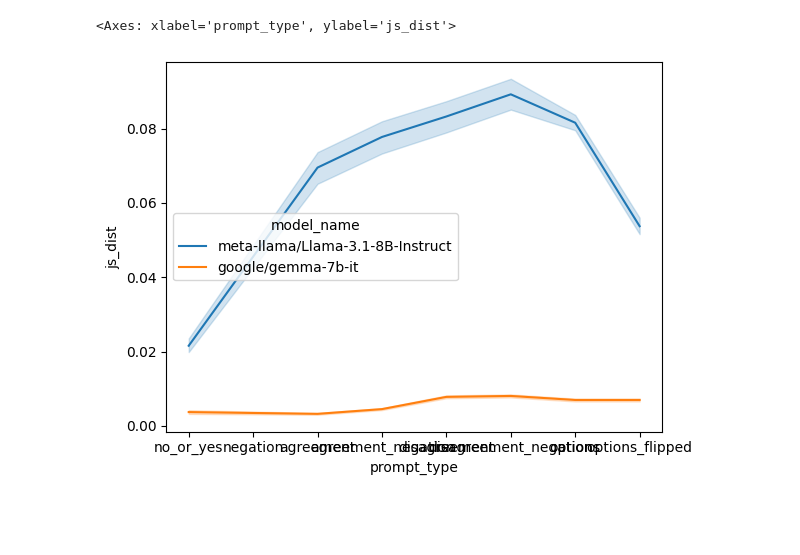
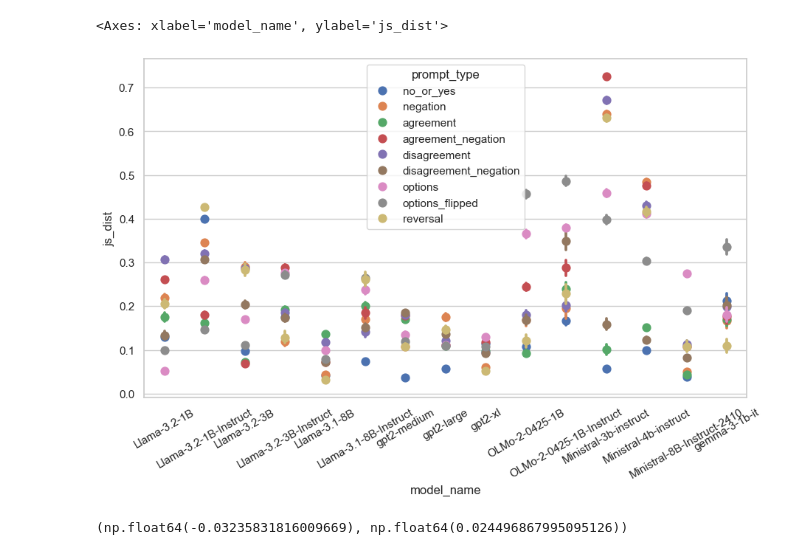
Before and after one commit to bwaldon/llms-legal-interp, a Jupyter notebook: models_distances_and_entropy.ipynb, the cells around one changed output. Saved outputs shown, nothing was run; the diff lists cells and outputs as text; code cells hidden in the pictures; blank space fills up the shorter version.

```diff
--- a/models_distances_and_entropy.ipynb
+++ b/models_distances_and_entropy.ipynb
@@ -41,0 +50,4 @@ combined_df.shape
+# %%
+combined_df["Covered"] = combined_df["Aff_prob"] > combined_df["UnAff_prob"]
+combined_df["NotCovered"] = combined_df["Aff_prob"] <= combined_df["UnAff_prob"]
+np.sum(combined_df["Covered"]), np.sum(combined_df["NotCovered"]), combined_df.shape[0]
@@ -48,0 +208,9 @@ all_distances = pd.concat([calculate_model_js_distance(results, model_name) for
+# %%
+control_prompt_mask = combined_df["prompt_type"] == "yes_or_no"
+control_df = combined_df[control_prompt_mask]
+reversal_df = combined_df[control_prompt_mask][["title", "version", "prompt_type", "model_name"]].copy()
+reversal_probs = combined_df[control_prompt_mask][["UnAff_prob", "Aff_prob", "Other_prob"]]
+control_probs = combined_df[control_prompt_mask][["Aff_prob", "UnAff_prob", "Other_prob"]]
+reversal_df["prompt_type"] = "reversal"
+reversal_df["js_dist"] = np.array([sp.spatial.distance.jensenshannon(x, y) for x, y in zip(control_probs.values, reversal_probs.values)])
+all_distances = pd.concat([calculate_model_js_distance(results, model_name.split("/")[-1]) for model_name, results in zip(models, combined_results)]).reset_index()
@@ -48,0 +299,2 @@ all_distances = pd.concat([calculate_model_js_distance(results, model_name) for
+# %%
+all_distances = pd.concat([all_distances, reversal_df]).reset_index()
@@ -49,10 +327,14 @@ all_distances = pd.concat([calculate_model_js_distance(results, model_name) for
 # %%
-sns.lineplot(
-    x = 'prompt_type',
+fig, ax = plt.subplots(1,1, figsize=(9,6), layout='constrained')
+plt.xticks(rotation=30)
+sns.pointplot(
+    x = 'model_name',
     y = 'js_dist',
-    hue='model_name',
-    data=all_distances
+    hue='prompt_type',
+    data=all_distances,
+    linestyle="None",
+    ax = ax
 )
 # %% [output]
-<Axes: xlabel='prompt_type', ylabel='js_dist'>
+<Axes: xlabel='model_name', ylabel='js_dist'>
-[figure, old version]
+[figure, new version]
@@ -59 +351,7 @@ sns.lineplot(
+# %%
+control_prob_diff = control_df["Aff_prob"] - control_df["UnAff_prob"]
+combined_prob_df = combined_df["Aff_prob"] - combined_df["UnAff_prob"]
+control_prob_diff.mean(), combined_prob_df.mean()
+# %% [output]
+(np.float64(-0.03235831816009669), np.float64(0.024496867995095126))
 # %%
```
Also changed, not shown: parts of 47 cells of this notebook, 38 other files.
